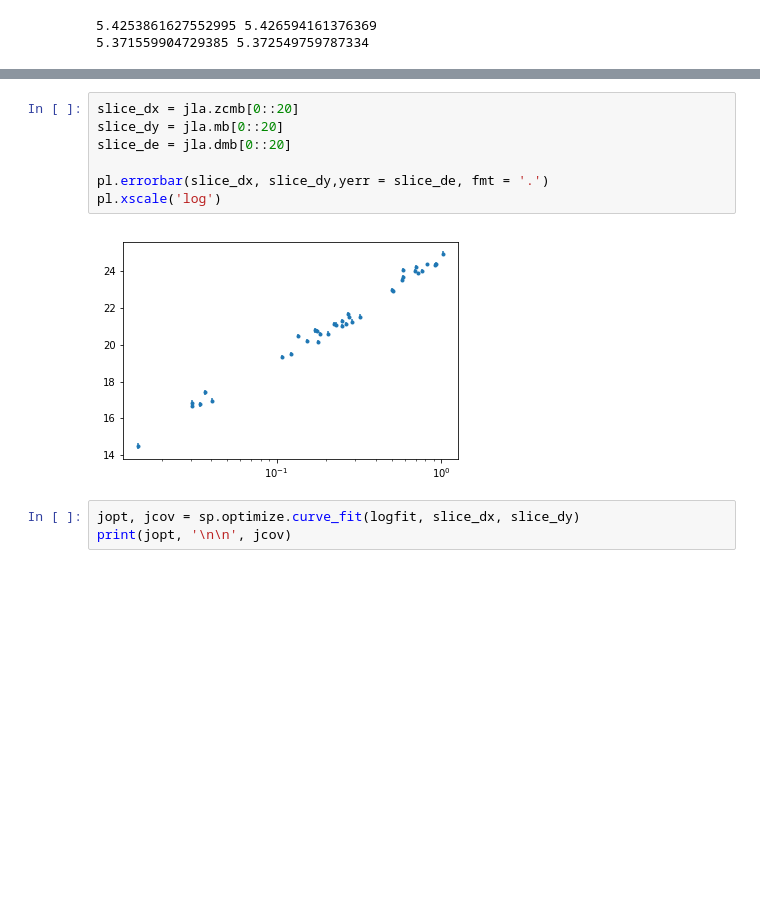
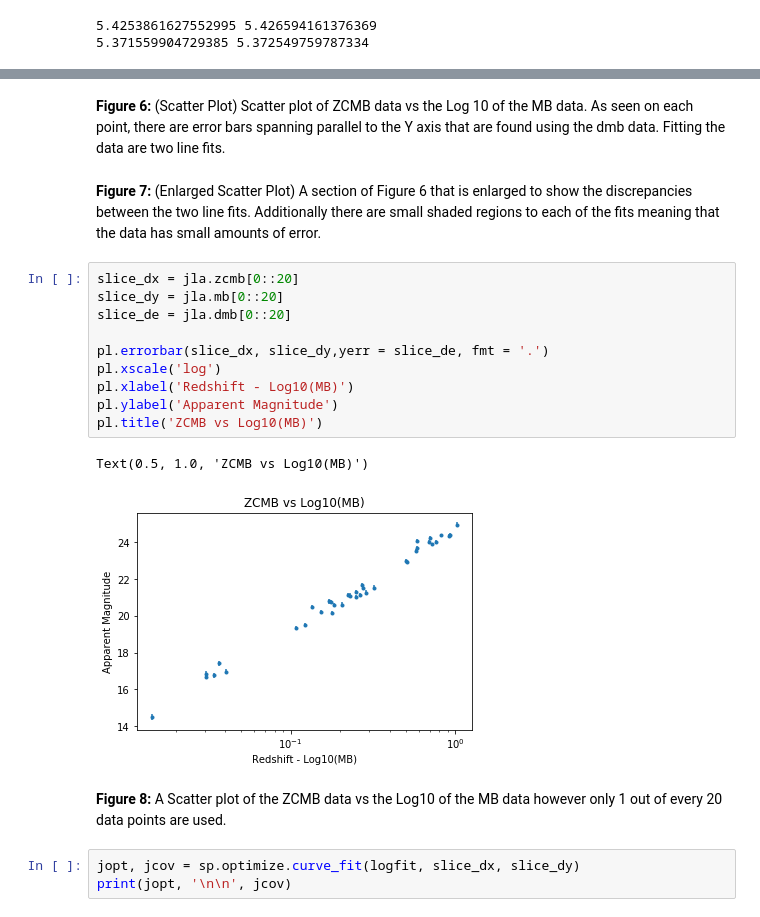
Before and after one commit to exalteded/DSPS_MRichardson, a Jupyter notebook: HW6/HW6_graded.ipynb, the cells around one changed output, grey strips where cells are left out. Drawn from its saved outputs; the diff is of its cells as text; blank space fills up the shorter version.

```diff
--- a/HW6/HW6_graded.ipynb
+++ b/HW6/HW6_graded.ipynb
@@ -299,12 +313,22 @@ pl.xlim((0.01, 0.02))
+# %% [markdown]
+**Figure 6:** (Scatter Plot) Scatter plot of ZCMB data vs the Log 10 of the MB data. As seen on each point, there are error bars spanning parallel to the Y axis that are found using the dmb data. Fitting the data are two line fits.
+# %% [markdown]
+**Figure 7:** (Enlarged Scatter Plot) A section of Figure 6 that is enlarged to show the discrepancies between the two line fits. Additionally there are small shaded regions to each of the fits meaning that the data has small amounts of error.
 # %%
 slice_dx = jla.zcmb[0::20]
 slice_dy = jla.mb[0::20]
 slice_de = jla.dmb[0::20]
 
 pl.errorbar(slice_dx, slice_dy,yerr = slice_de, fmt = '.')
 pl.xscale('log')
+pl.xlabel('Redshift - Log10(MB)')
+pl.ylabel('Apparent Magnitude')
+pl.title('ZCMB vs Log10(MB)')
 # %% [output]
+Text(0.5, 1.0, 'ZCMB vs Log10(MB)')
-[figure, old version]
+[figure, new version]
+# %% [markdown]
+**Figure 8:** A Scatter plot of the ZCMB data vs the Log10 of the MB data however only 1 out of every 20 data points are used.
 # %%
 jopt, jcov = sp.optimize.curve_fit(logfit, slice_dx, slice_dy)
 print(jopt, '\n\n', jcov)
```
Also changed, not shown: parts of 28 cells of this notebook.
